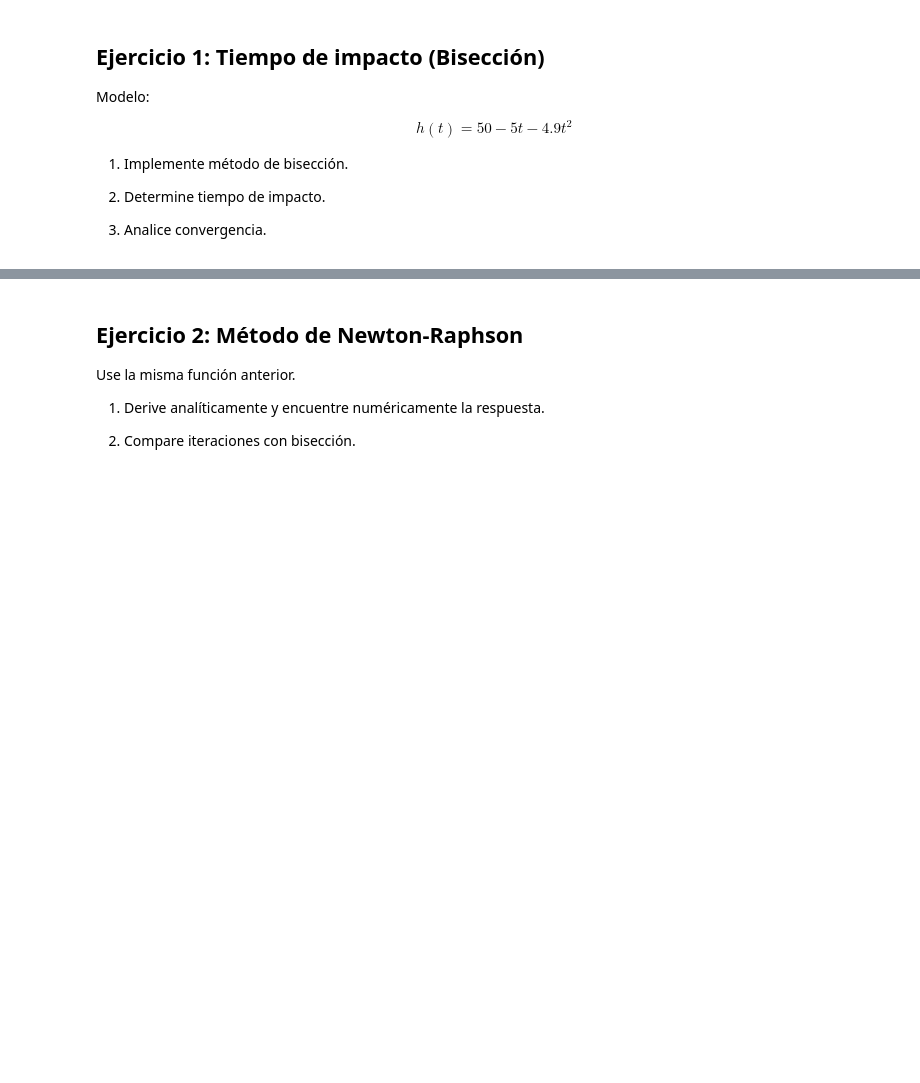
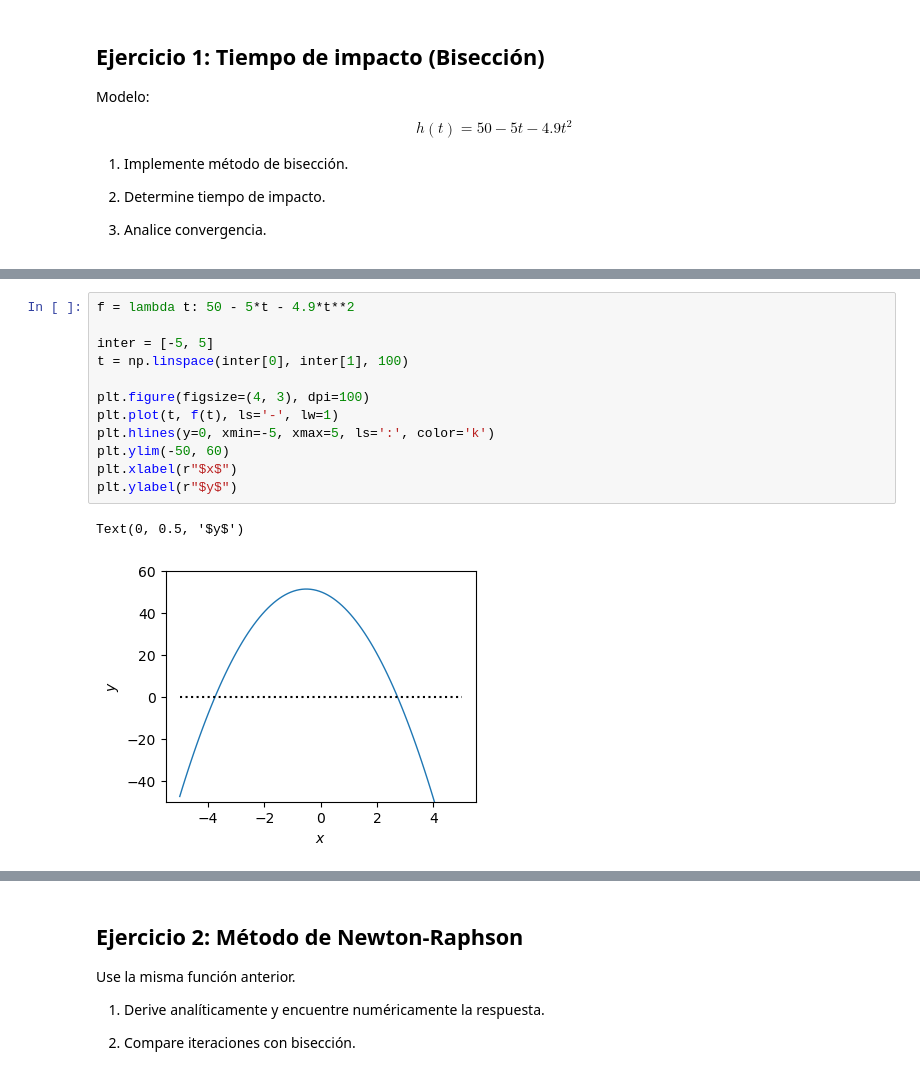
Before and after one commit to Mandy8808/Metodos_Numericos_2024, a Jupyter notebook: Lectures/Primer_Bloque/Ejercicios_1.ipynb, the cells around one changed output, grey strips where cells are left out. Drawn from its saved outputs; the diff is of its cells as text; blank space fills up the shorter version.

```diff
--- a/Lectures/Primer_Bloque/Ejercicios_1.ipynb
+++ b/Lectures/Primer_Bloque/Ejercicios_1.ipynb
@@ -22,0 +69,15 @@ def h(t):
+# %%
+f = lambda t: 50 - 5*t - 4.9*t**2
+
+inter = [-5, 5]
+t = np.linspace(inter[0], inter[1], 100)
+
+plt.figure(figsize=(4, 3), dpi=100)
+plt.plot(t, f(t), ls='-', lw=1)
+plt.hlines(y=0, xmin=-5, xmax=5, ls=':', color='k')
+plt.ylim(-50, 60)
+plt.xlabel(r"$x$")
+plt.ylabel(r"$y$")
+# %% [output]
+Text(0, 0.5, '$y$')
+[figure, added]
```
Also changed, not shown: parts of 13 cells of this notebook.
